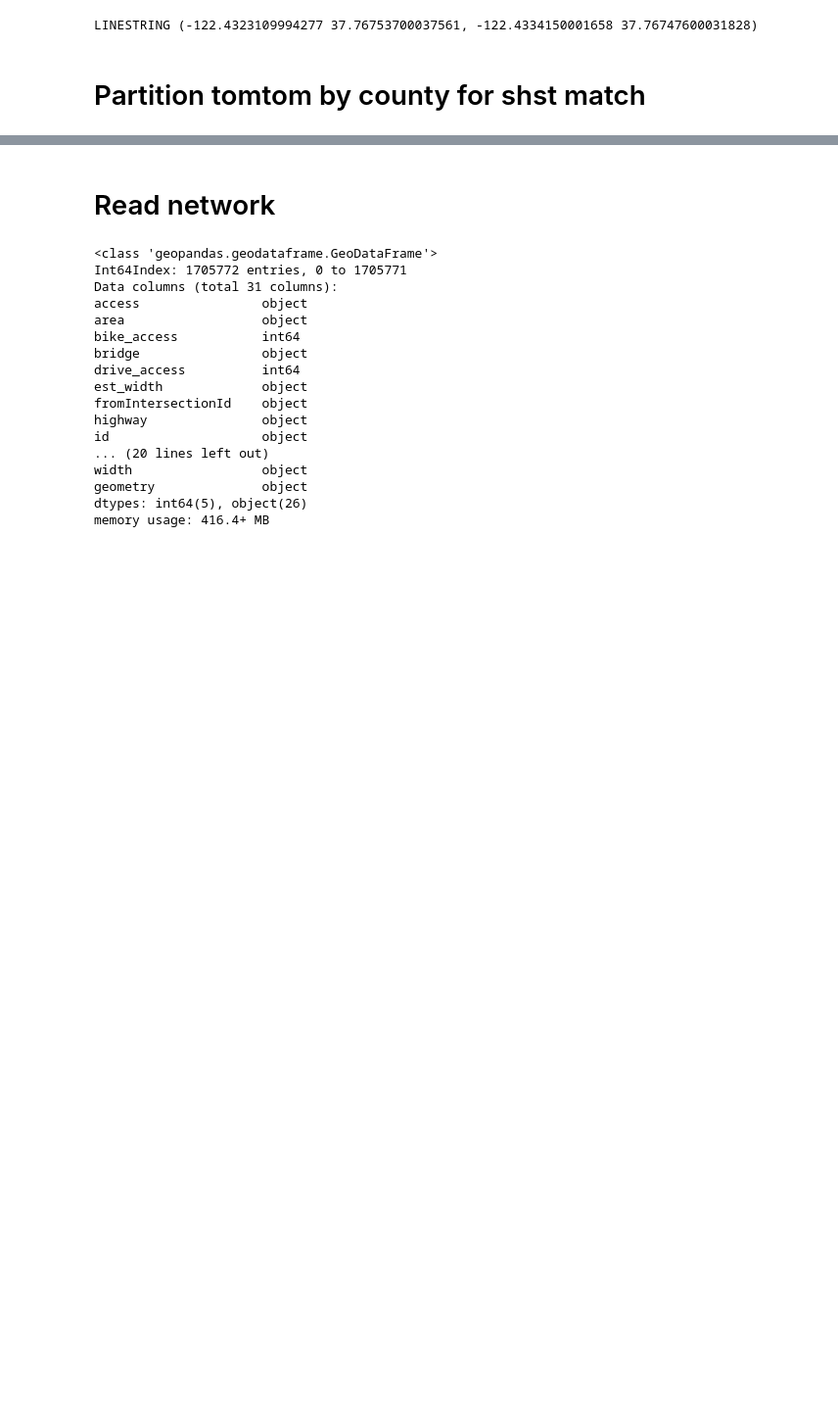
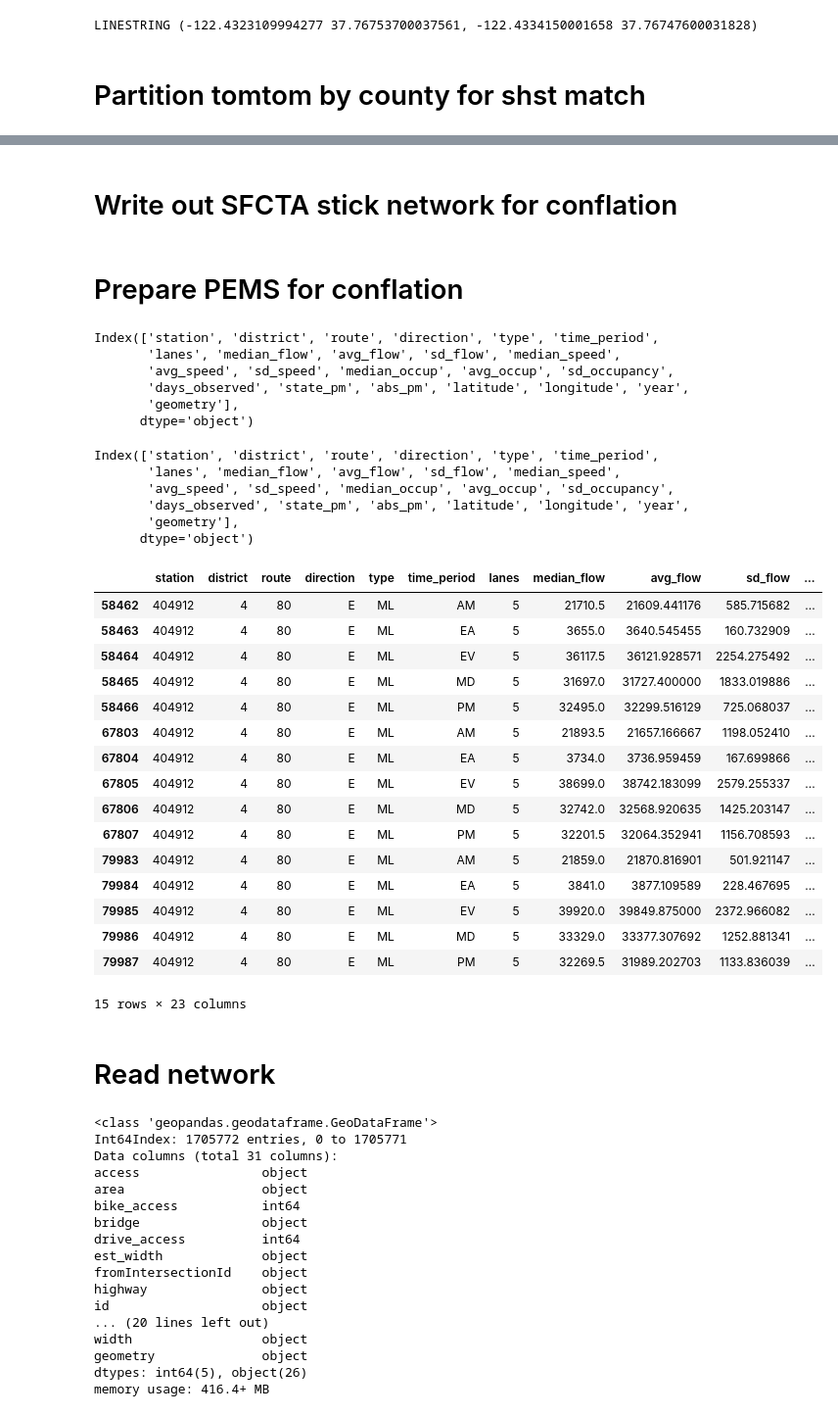
Before and after one commit to BayAreaMetro/travel-model-two-networks, a Jupyter notebook: notebooks/pipeline/step4_conflate_with_third_party.ipynb, the cells around one changed output, grey strips where cells are left out. Shown: that part at 98% size. Cells and saved outputs as stored; diff of their text form; code cells hidden in the pictures; blank space fills up the shorter version.

```diff
--- a/notebooks/pipeline/step4_conflate_with_third_party.ipynb
+++ b/notebooks/pipeline/step4_conflate_with_third_party.ipynb
@@ -74,0 +374,2 @@ tomtom_raw_gdf[~(tomtom_raw_gdf.geom_type == 'MultiLineString')]
+# %% [markdown]
+# Write out SFCTA stick network for conflation
@@ -74,0 +384,44 @@ tomtom_raw_gdf[~(tomtom_raw_gdf.geom_type == 'MultiLineString')]
+# %% [markdown]
+# Prepare PEMS for conflation
+# %%
+pems_file = "../../data/external/mtc/pems_period.csv"
+
+pems_df = pd.read_csv(pems_file)
+# %%
+pems_df.columns
+# %% [output]
+Index(['station', 'district', 'route', 'direction', 'type', 'time_period',
+       'lanes', 'median_flow', 'avg_flow', 'sd_flow', 'median_speed',
+       'avg_speed', 'sd_speed', 'median_occup', 'avg_occup', 'sd_occupancy',
+       'days_observed', 'state_pm', 'abs_pm', 'latitude', 'longitude', 'year',
+       'geometry'],
+      dtype='object')
+# %%
+pems_df.columns
+# %% [output]
+Index(['station', 'district', 'route', 'direction', 'type', 'time_period',
+       'lanes', 'median_flow', 'avg_flow', 'sd_flow', 'median_speed',
+       'avg_speed', 'sd_speed', 'median_occup', 'avg_occup', 'sd_occupancy',
+       'days_observed', 'state_pm', 'abs_pm', 'latitude', 'longitude', 'year',
+       'geometry'],
+      dtype='object')
+# %%
+pems_df[pems_df.station == 404912]
+# %% [output]
+|  | station | district | route | direction | type | time_period | lanes | median_flow | avg_flow | sd_flow | ... |
+| 58462 | 404912 | 4 | 80 | E | ML | AM | 5 | 21710.5 | 21609.441176 | 585.715682 | ... |
+| 58463 | 404912 | 4 | 80 | E | ML | EA | 5 | 3655.0 | 3640.545455 | 160.732909 | ... |
+| 58464 | 404912 | 4 | 80 | E | ML | EV | 5 | 36117.5 | 36121.928571 | 2254.275492 | ... |
+| 58465 | 404912 | 4 | 80 | E | ML | MD | 5 | 31697.0 | 31727.400000 | 1833.019886 | ... |
+| 58466 | 404912 | 4 | 80 | E | ML | PM | 5 | 32495.0 | 32299.516129 | 725.068037 | ... |
+| 67803 | 404912 | 4 | 80 | E | ML | AM | 5 | 21893.5 | 21657.166667 | 1198.052410 | ... |
+| 67804 | 404912 | 4 | 80 | E | ML | EA | 5 | 3734.0 | 3736.959459 | 167.699866 | ... |
+| 67805 | 404912 | 4 | 80 | E | ML | EV | 5 | 38699.0 | 38742.183099 | 2579.255337 | ... |
+| 67806 | 404912 | 4 | 80 | E | ML | MD | 5 | 32742.0 | 32568.920635 | 1425.203147 | ... |
+| 67807 | 404912 | 4 | 80 | E | ML | PM | 5 | 32201.5 | 32064.352941 | 1156.708593 | ... |
+| 79983 | 404912 | 4 | 80 | E | ML | AM | 5 | 21859.0 | 21870.816901 | 501.921147 | ... |
+| 79984 | 404912 | 4 | 80 | E | ML | EA | 5 | 3841.0 | 3877.109589 | 228.467695 | ... |
+| 79985 | 404912 | 4 | 80 | E | ML | EV | 5 | 39920.0 | 39849.875000 | 2372.966082 | ... |
+| 79986 | 404912 | 4 | 80 | E | ML | MD | 5 | 33329.0 | 33377.307692 | 1252.881341 | ... |
+| 79987 | 404912 | 4 | 80 | E | ML | PM | 5 | 32269.5 | 31989.202703 | 1133.836039 | ... |
+15 rows × 23 columns
```
Also changed, not shown: parts of 96 cells of this notebook.
